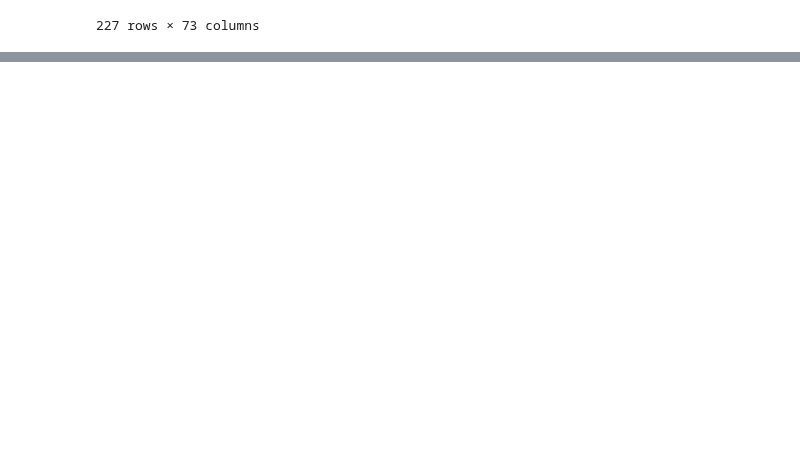
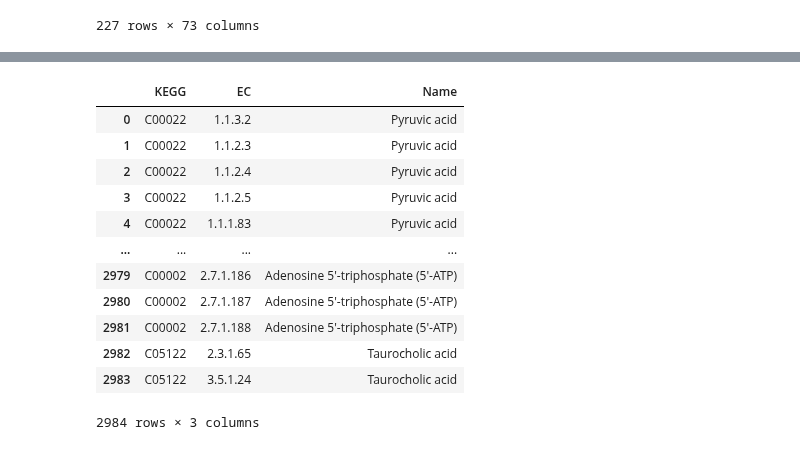
Before and after one commit to menchelab/novarinocollab, a Jupyter notebook: notebooks/metabo_analysis.ipynb, the cells around one changed output, grey strips where cells are left out. Drawn from its saved outputs; the diff is of its cells as text; code cells hidden in the pictures; blank space fills up the shorter version.

```diff
--- a/notebooks/metabo_analysis.ipynb
+++ b/notebooks/metabo_analysis.ipynb
@@ -105,7 +107,7 @@ def clean_dataframe(df):
     df = df.drop_duplicates(subset = ['ID', 'KEGG'])
     return df, no_kegg
 # %%
-hilic = parse_metabolomics_results('../../Downloads/Results_Untargeted_Metabolomics_E14-P40_LK_Nova_results_HILIC.csv')
+hilic = parse_metabolomics_results('../raw/Results_Untargeted_Metabolomics_E14-P40_LK_Nova_results_HILIC.csv')
 print(hilic.ID.unique().shape)
 hilic, no_kegg_hilic = clean_dataframe(hilic)
 hilic
@@ -243,0 +252,43 @@ rp
+# %%
+import requests
+def map_compounds_to_ec(compounds):
+    response = requests.get(
+        'http://rest.kegg.jp/link/enzyme/' +
+        '+'.join(compounds)
+    )
+    mapping = []
+    for string in response.text.split('\n'):
+        if string:
+            mapping.append(
+                [s.split(':')[1] for s in string.split('\t')]
+            )
+
+    df = pd.DataFrame(
+        mapping,
+        columns = ['KEGG', 'EC']
+    )
+    return df
+
+kegg2ec = map_compounds_to_ec(
+    hilic.KEGG.to_list()
+)
+kegg2ec = kegg2ec.merge(
+    hilic.loc[:, ['Name', 'KEGG']],
+    on = 'KEGG',
+    how = 'left'
+)
+kegg2ec
+# %% [output]
+|  | KEGG | EC | Name |
+| 0 | C00022 | 1.1.3.2 | Pyruvic acid |
+| 1 | C00022 | 1.1.2.3 | Pyruvic acid |
+| 2 | C00022 | 1.1.2.4 | Pyruvic acid |
+| 3 | C00022 | 1.1.2.5 | Pyruvic acid |
+| 4 | C00022 | 1.1.1.83 | Pyruvic acid |
+| ... | ... | ... | ... |
+| 2979 | C00002 | 2.7.1.186 | Adenosine 5'-triphosphate (5'-ATP) |
+| 2980 | C00002 | 2.7.1.187 | Adenosine 5'-triphosphate (5'-ATP) |
+| 2981 | C00002 | 2.7.1.188 | Adenosine 5'-triphosphate (5'-ATP) |
+| 2982 | C05122 | 2.3.1.65 | Taurocholic acid |
+| 2983 | C05122 | 3.5.1.24 | Taurocholic acid |
+2984 rows × 3 columns
```
Also changed, not shown: parts of 8 cells of this notebook, 7 other files.
